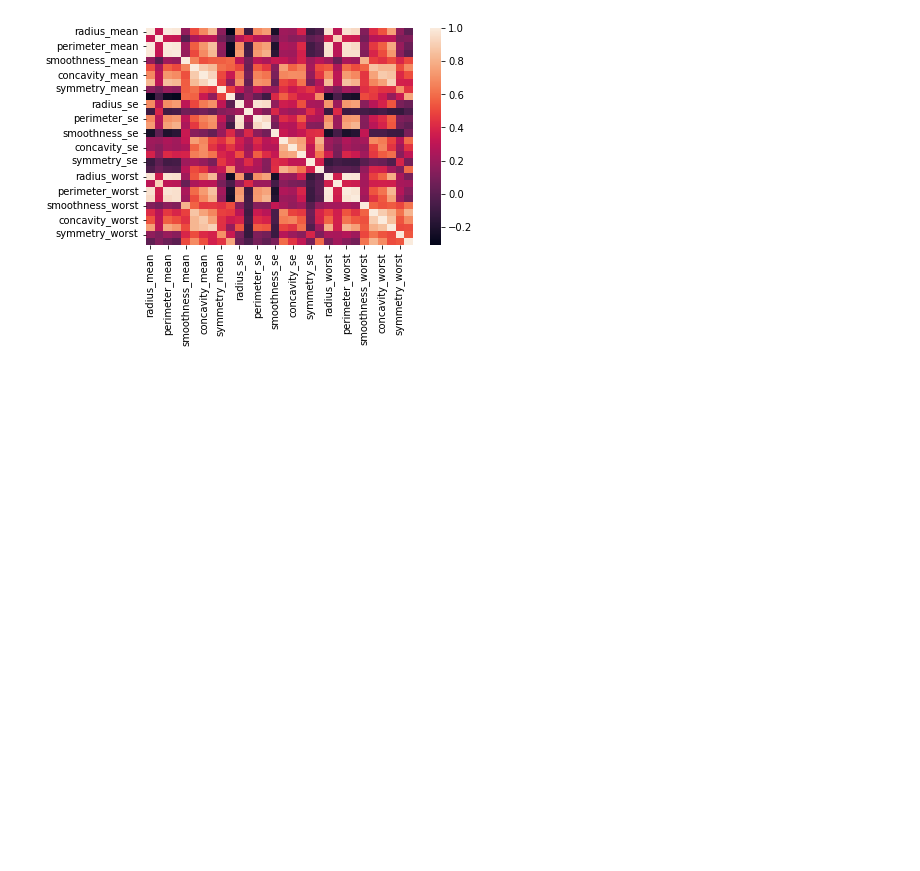
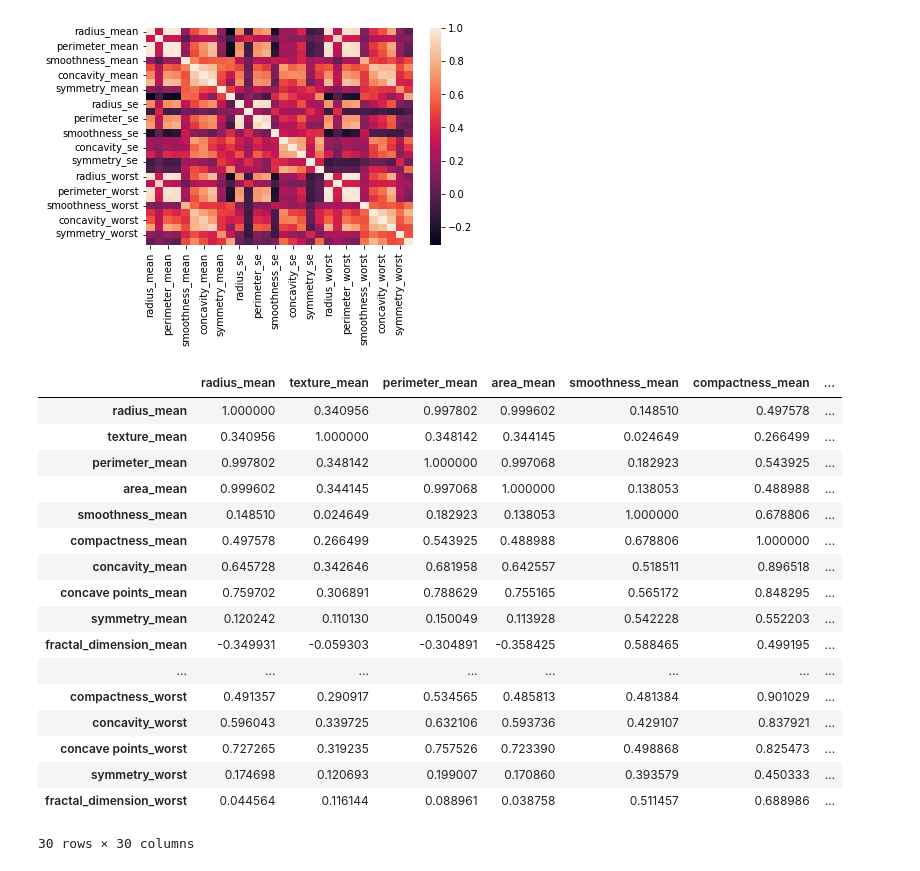
Before and after one commit to AlonShm/breast-tumor-prediction, a Jupyter notebook: 1 Data Preparation+EDA.ipynb, the cells around one changed output. Saved outputs shown, nothing was run; the diff lists cells and outputs as text; code cells hidden in the pictures; blank space fills up the shorter version.

```diff
--- a/Data Preparation+EDA.ipynb
+++ b/1 Data Preparation+EDA.ipynb
@@ -286,4 +286,23 @@ sb.heatmap(con_df.corr())
 <Axes: >
 [figure]
 # %%
-# con_df.corr(method='spearman')
+con_df.corr(method='spearman')
+# %% [output]
+|  | radius_mean | texture_mean | perimeter_mean | area_mean | smoothness_mean | compactness_mean | ... |
+| radius_mean | 1.000000 | 0.340956 | 0.997802 | 0.999602 | 0.148510 | 0.497578 | ... |
+| texture_mean | 0.340956 | 1.000000 | 0.348142 | 0.344145 | 0.024649 | 0.266499 | ... |
+| perimeter_mean | 0.997802 | 0.348142 | 1.000000 | 0.997068 | 0.182923 | 0.543925 | ... |
+| area_mean | 0.999602 | 0.344145 | 0.997068 | 1.000000 | 0.138053 | 0.488988 | ... |
+| smoothness_mean | 0.148510 | 0.024649 | 0.182923 | 0.138053 | 1.000000 | 0.678806 | ... |
+| compactness_mean | 0.497578 | 0.266499 | 0.543925 | 0.488988 | 0.678806 | 1.000000 | ... |
+| concavity_mean | 0.645728 | 0.342646 | 0.681958 | 0.642557 | 0.518511 | 0.896518 | ... |
+| concave points_mean | 0.759702 | 0.306891 | 0.788629 | 0.755165 | 0.565172 | 0.848295 | ... |
+| symmetry_mean | 0.120242 | 0.110130 | 0.150049 | 0.113928 | 0.542228 | 0.552203 | ... |
+| fractal_dimension_mean | -0.349931 | -0.059303 | -0.304891 | -0.358425 | 0.588465 | 0.499195 | ... |
+| ... | ... | ... | ... | ... | ... | ... | ... |
+| compactness_worst | 0.491357 | 0.290917 | 0.534565 | 0.485813 | 0.481384 | 0.901029 | ... |
+| concavity_worst | 0.596043 | 0.339725 | 0.632106 | 0.593736 | 0.429107 | 0.837921 | ... |
+| concave points_worst | 0.727265 | 0.319235 | 0.757526 | 0.723390 | 0.498868 | 0.825473 | ... |
+| symmetry_worst | 0.174698 | 0.120693 | 0.199007 | 0.170860 | 0.393579 | 0.450333 | ... |
+| fractal_dimension_worst | 0.044564 | 0.116144 | 0.088961 | 0.038758 | 0.511457 | 0.688986 | ... |
+30 rows × 30 columns
```
Also changed, not shown: parts of 2 cells of this notebook, 3 other files.
